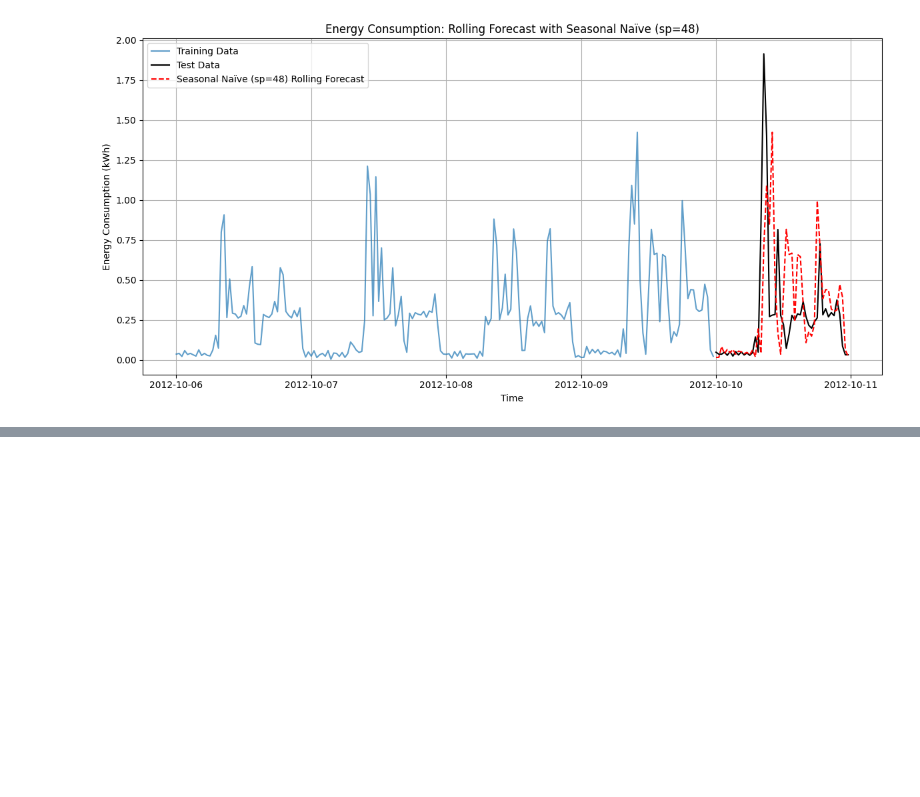
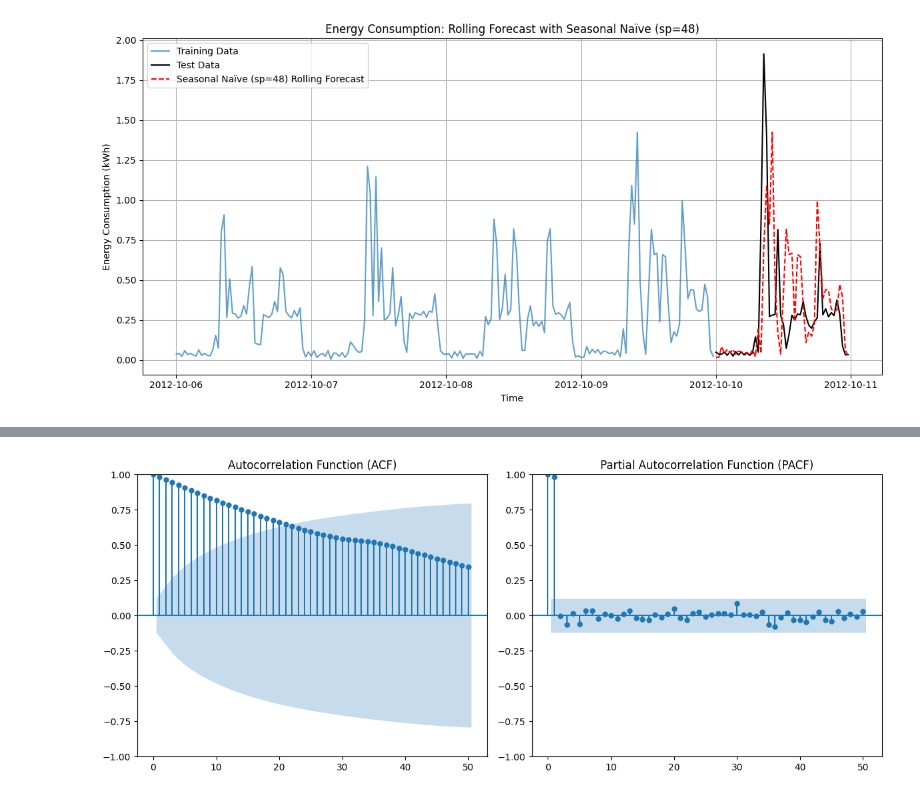
Before and after one commit to V8-Luky/time, a Jupyter notebook: notebooks/05_Exercise.ipynb, the cells around one changed output, grey strips where cells are left out. Cells and saved outputs as stored; diff of their text form; code cells hidden in the pictures; blank space fills up the shorter version.

```diff
--- a/notebooks/05_Exercise.ipynb
+++ b/notebooks/05_Exercise.ipynb
@@ -473,0 +587,20 @@ The strong performance of seasonality-based forecasting methods (both Seasonal N
+# %%
+def plot_acf_and_pacf(x, lags=40):
+    """Plot ACF and PACF of the time series x."""
+    fig, ax = plt.subplots(1, 2, figsize=(12, 5))
+
+    # Plot ACF
+    plot_acf(x, lags=lags, ax=ax[0])
+    ax[0].set_title('Autocorrelation Function (ACF)')
+
+    # Plot PACF
+    plot_pacf(x, lags=lags, ax=ax[1], method='ywm')
+    ax[1].set_title('Partial Autocorrelation Function (PACF)')
+
+    plt.tight_layout()
+    plt.show()
+
+# Plot original series ACF/PACF
+plot_acf_and_pacf(data_sp500, lags=50)
+# %% [output]
+[figure, added]
```
Also changed, not shown: parts of 33 cells of this notebook, 1 other file.
